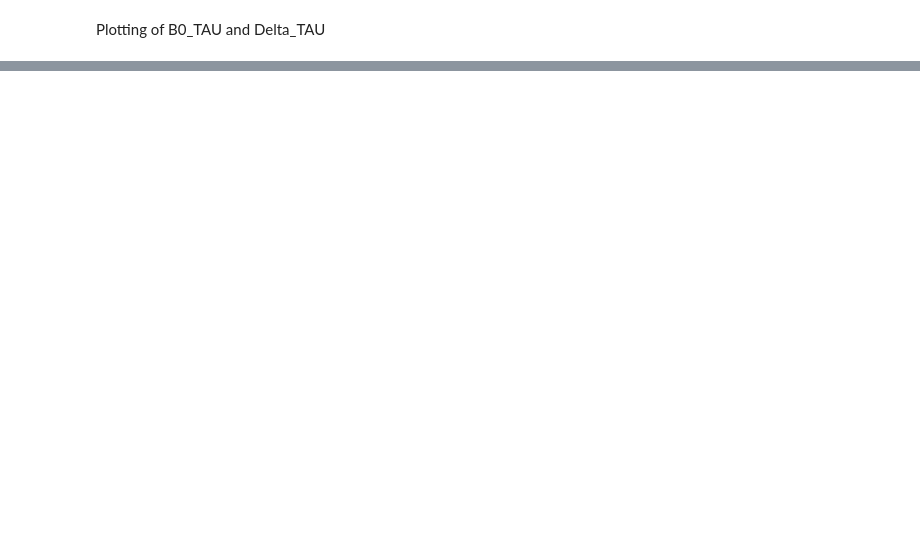
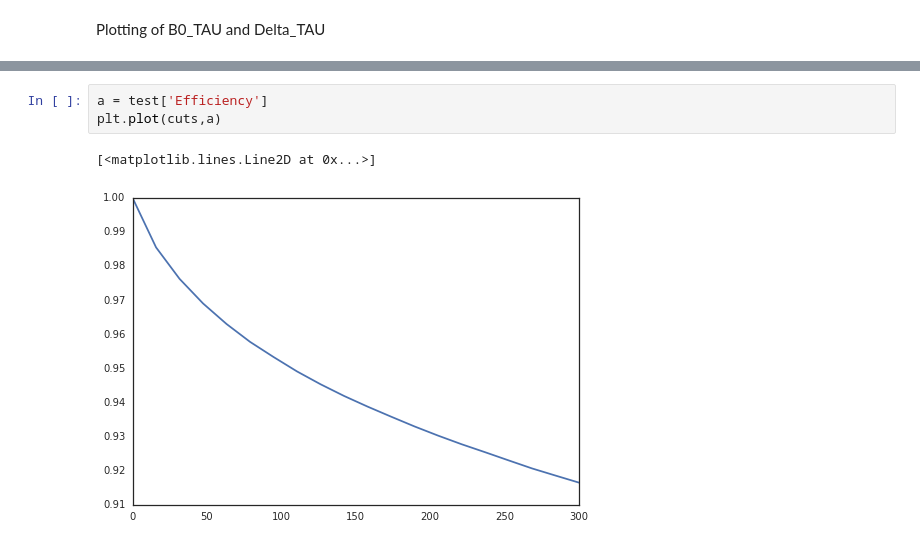
Before and after one commit to chasenberg/Masterthesis, a Jupyter notebook: notebooks/decaytime_studies/wrong_pv/Bd2JpsiKs_scandilution_randomsel_mc.ipynb, the cells around one changed output, grey strips where cells are left out. Drawn from its saved outputs; the diff is of its cells as text; blank space fills up the shorter version.

```diff
--- a/notebooks/decaytime_studies/wrong_pv/Bd2JpsiKs_scandilution_randomsel_mc.ipynb
+++ b/notebooks/decaytime_studies/wrong_pv/Bd2JpsiKs_scandilution_randomsel_mc.ipynb
@@ -479,0 +484,6 @@ can  # To display plot in notebooks
+# %%
+a = test['Efficiency']
+plt.plot(cuts,a)
+# %% [output]
+[<matplotlib.lines.Line2D at 0x...>]
+[figure, added]
```
Also changed, not shown: parts of 17 cells of this notebook.
